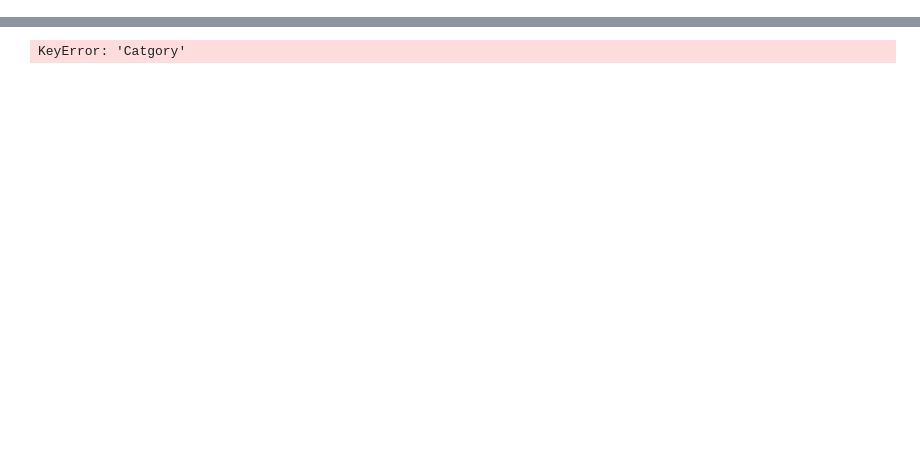
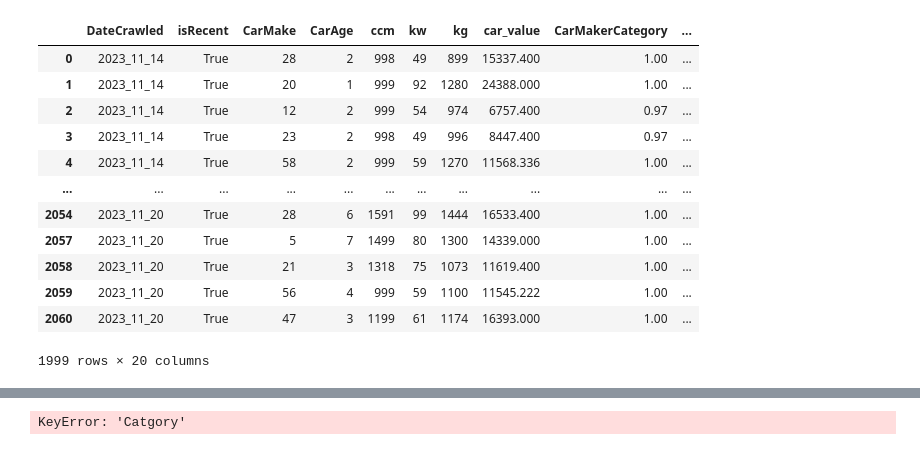
Before and after one commit to asdasde/market_models, a Jupyter notebook: notebooks/3_model_analysis.ipynb, the cells around one changed output, grey strips where cells are left out. Drawn from its saved outputs; the diff is of its cells as text; code cells hidden in the pictures; blank space fills up the shorter version.

```diff
--- a/notebooks/3_model_analysis.ipynb
+++ b/notebooks/3_model_analysis.ipynb
@@ -14,17 +33,34 @@ import market_models.src.utils as utils
 # %%
-data_name = 'netrisk_casco_2023_11_14__2023_11_20__2023_12_12__2023_12_22'
-target_variable = 'ALLIANZ_price'
-model_name = utils.get_model_name(data_name, target_variable)
+service = 'netrisk_casco'
+data_name_benchmark = 'netrisk_casco_benchmark'
+target_variable = 'KÖBE_price'
 
 
-data_path = utils.get_processed_data_path(data_name)
-features_path = utils.get_features_path(data_name)
-model_path = utils.get_model_path(model_name)
+data_names = [f'{service}_{date}' for date in dates_pref]
+model_names = [utils.get_model_name(data_name, target_variable) for data_name in data_names]
+
+data_path_benchmark = utils.get_processed_data_path(data_name_benchmark)
+features_path_benchmark = utils.get_features_path(data_name_benchmark)
+model_paths = [utils.get_model_path(model_name) for model_name in model_names]
 
 
-data, features = utils.load_data(data_path, features_path, target_variable = target_variable)
-model = utils.load_model(model_path)
+data_benchmark, features = utils.load_data(data_path_benchmark, features_path_benchmark, target_variable)
 
-predictions = utils.predict(model, data[features])
-errors = data[target_variable] - predictions
-percentage_error = errors / data[target_variable] * 100
+models = [None] * len(model_paths)
+for i in range(len(model_paths)):
+    model = None
+    try:
+        model = utils.load_model(model_paths[i])
+    except Exception as e:
+        data, features = utils.load_data(utils.get_processed_data_path(data_names[i]), utils.get_features_path(data_names[i]), target_variable)
+        tm.train_model_util(data, features, target_variable, is_classification = False)
+        model = utils.load_model(model_paths[i])
+    models[i] = model
+
+models = [utils.load_model(model_path) for model_path in model_paths]
+
+predictions = [utils.predict(model, data_benchmark[features]) for model in models]
+
+errors = [mean_absolute_error(prediction, data_benchmark[target_variable]) for prediction in predictions]
+
+target_error = data_benchmark[target_variable].mean() * 0.03
@@ -30,0 +85,16 @@ percentage_error = errors / data[target_variable] * 100
+# %%
+data
+# %% [output]
+|  | DateCrawled | isRecent | CarMake | CarAge | ccm | kw | kg | car_value | CarMakerCategory | ... |
+| 0 | 2023_11_14 | True | 28 | 2 | 998 | 49 | 899 | 15337.400 | 1.00 | ... |
+| 1 | 2023_11_14 | True | 20 | 1 | 999 | 92 | 1280 | 24388.000 | 1.00 | ... |
+| 2 | 2023_11_14 | True | 12 | 2 | 999 | 54 | 974 | 6757.400 | 0.97 | ... |
+| 3 | 2023_11_14 | True | 23 | 2 | 998 | 49 | 996 | 8447.400 | 0.97 | ... |
+| 4 | 2023_11_14 | True | 58 | 2 | 999 | 59 | 1270 | 11568.336 | 1.00 | ... |
+| ... | ... | ... | ... | ... | ... | ... | ... | ... | ... | ... |
+| 2054 | 2023_11_20 | True | 28 | 6 | 1591 | 99 | 1444 | 16533.400 | 1.00 | ... |
+| 2057 | 2023_11_20 | True | 5 | 7 | 1499 | 80 | 1300 | 14339.000 | 1.00 | ... |
+| 2058 | 2023_11_20 | True | 21 | 3 | 1318 | 75 | 1073 | 11619.400 | 1.00 | ... |
+| 2059 | 2023_11_20 | True | 56 | 4 | 999 | 59 | 1100 | 11545.222 | 1.00 | ... |
+| 2060 | 2023_11_20 | True | 47 | 3 | 1199 | 61 | 1174 | 16393.000 | 1.00 | ... |
+1999 rows × 20 columns
```
Also changed, not shown: parts of 7 cells of this notebook, 6 other files.
